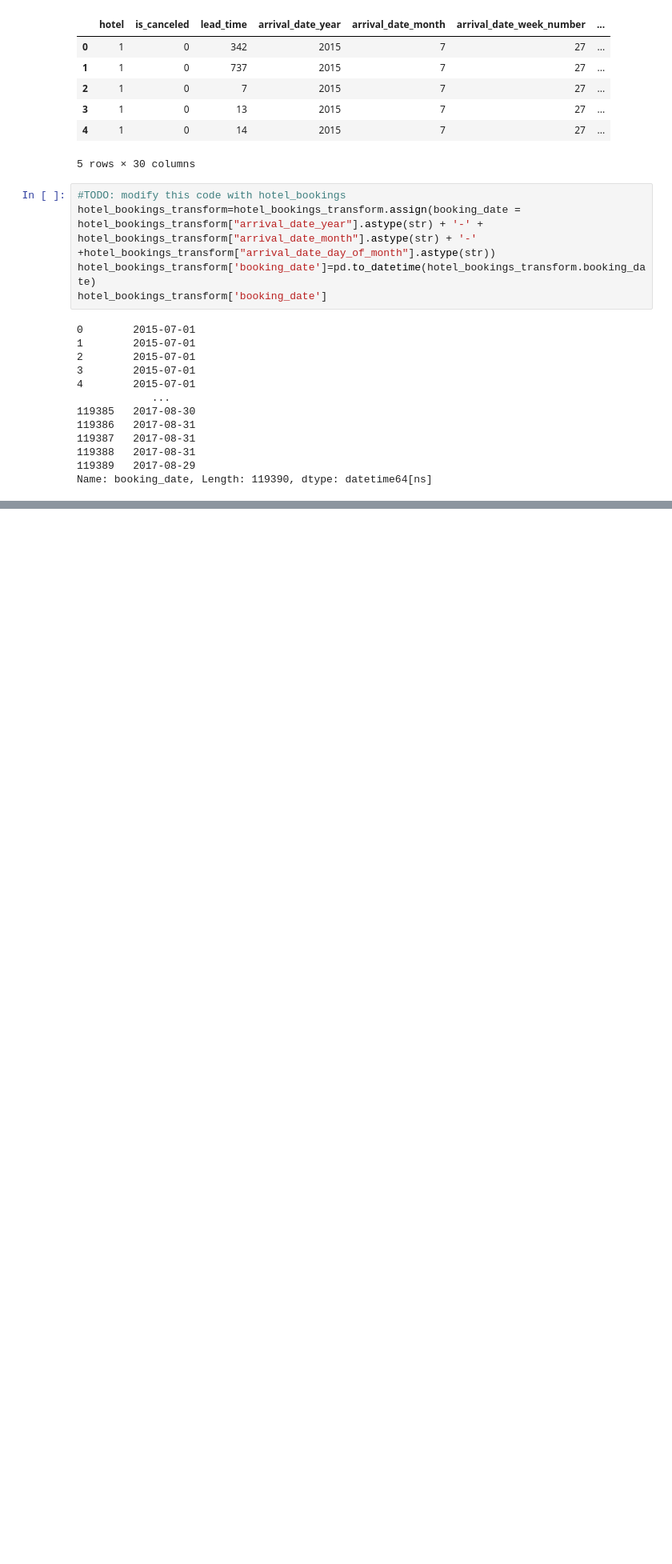
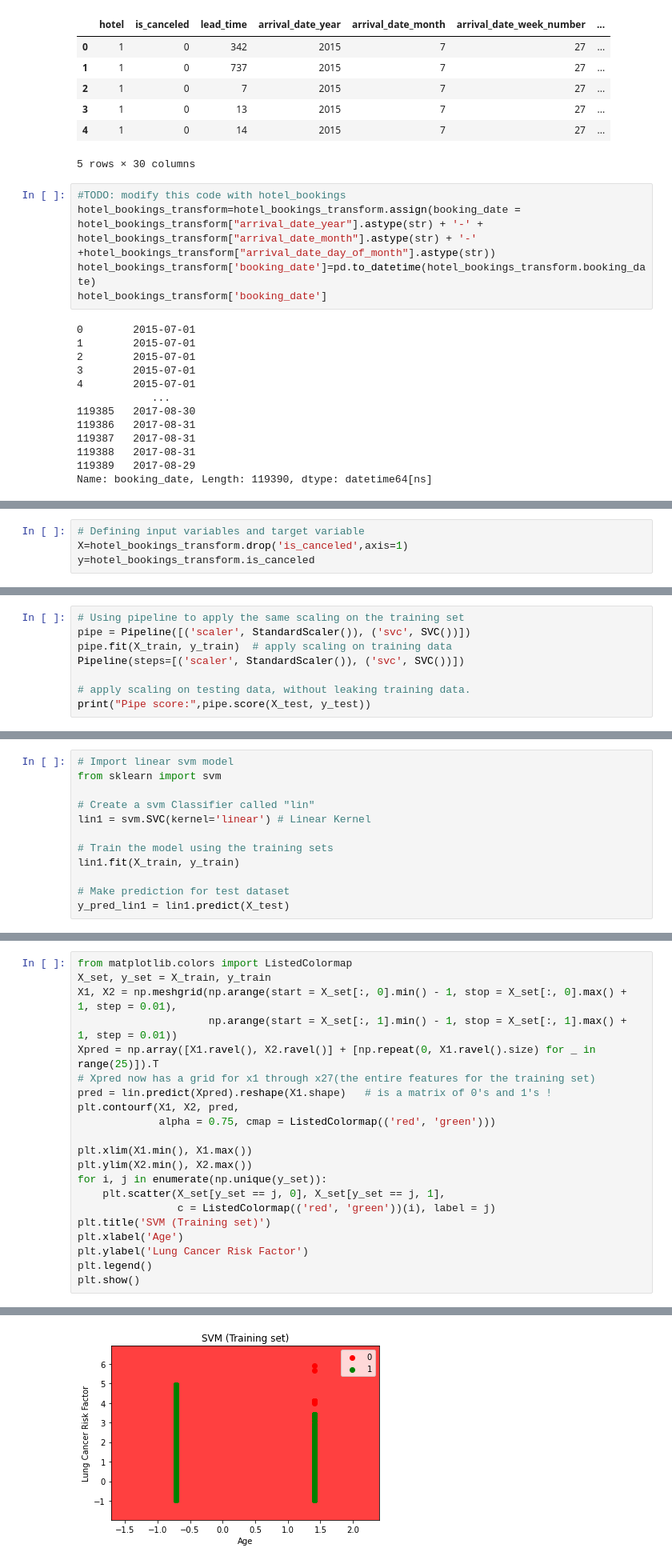
Before and after one commit to olmosjorge28/DS7331_ML1_ASSINGMENTS, a Jupyter notebook: lab2/Mini-Project.ipynb, the cells around one changed output, grey strips where cells are left out. Shown: that part at 80% size. Drawn from its saved outputs; the diff is of its cells as text; blank space fills up the shorter version.

```diff
--- a/lab2/Mini-Project.ipynb
+++ b/lab2/Mini-Project.ipynb
@@ -210,0 +146,4 @@ print(classification_report(y_test,y_pred))
+# %%
+# Defining input variables and target variable
+X=hotel_bookings_transform.drop('is_canceled',axis=1)
+y=hotel_bookings_transform.is_canceled
@@ -210,0 +213,8 @@ print(classification_report(y_test,y_pred))
+# %%
+# Using pipeline to apply the same scaling on the training set
+pipe = Pipeline([('scaler', StandardScaler()), ('svc', SVC())])
+pipe.fit(X_train, y_train)  # apply scaling on training data
+Pipeline(steps=[('scaler', StandardScaler()), ('svc', SVC())])
+
+# apply scaling on testing data, without leaking training data.
+print("Pipe score:",pipe.score(X_test, y_test))
@@ -210,0 +250,12 @@ print(classification_report(y_test,y_pred))
+# %%
+# Import linear svm model
+from sklearn import svm
+
+# Create a svm Classifier called "lin"
+lin1 = svm.SVC(kernel='linear') # Linear Kernel
+
+# Train the model using the training sets
+lin1.fit(X_train, y_train)
+
+# Make prediction for test dataset
+y_pred_lin1 = lin1.predict(X_test)
@@ -210,0 +295,22 @@ print(classification_report(y_test,y_pred))
+# %%
+from matplotlib.colors import ListedColormap
+X_set, y_set = X_train, y_train
+X1, X2 = np.meshgrid(np.arange(start = X_set[:, 0].min() - 1, stop = X_set[:, 0].max() + 1, step = 0.01),
+                     np.arange(start = X_set[:, 1].min() - 1, stop = X_set[:, 1].max() + 1, step = 0.01))
+Xpred = np.array([X1.ravel(), X2.ravel()] + [np.repeat(0, X1.ravel().size) for _ in range(25)]).T
+# Xpred now has a grid for x1 through x27(the entire features for the training set)
+pred = lin.predict(Xpred).reshape(X1.shape)   # is a matrix of 0's and 1's !
+plt.contourf(X1, X2, pred,
+             alpha = 0.75, cmap = ListedColormap(('red', 'green')))
+
+plt.xlim(X1.min(), X1.max())
+plt.ylim(X2.min(), X2.max())
+for i, j in enumerate(np.unique(y_set)):
+    plt.scatter(X_set[y_set == j, 0], X_set[y_set == j, 1],
+                c = ListedColormap(('red', 'green'))(i), label = j)
+plt.title('SVM (Training set)')
+plt.xlabel('Age')
+plt.ylabel('Lung Cancer Risk Factor')
+plt.legend()
+plt.show()
+# %% [output]
@@ -210,0 +319 @@ print(classification_report(y_test,y_pred))
+[figure, added]
```
Also changed, not shown: parts of 43 cells of this notebook, 1 other file.
